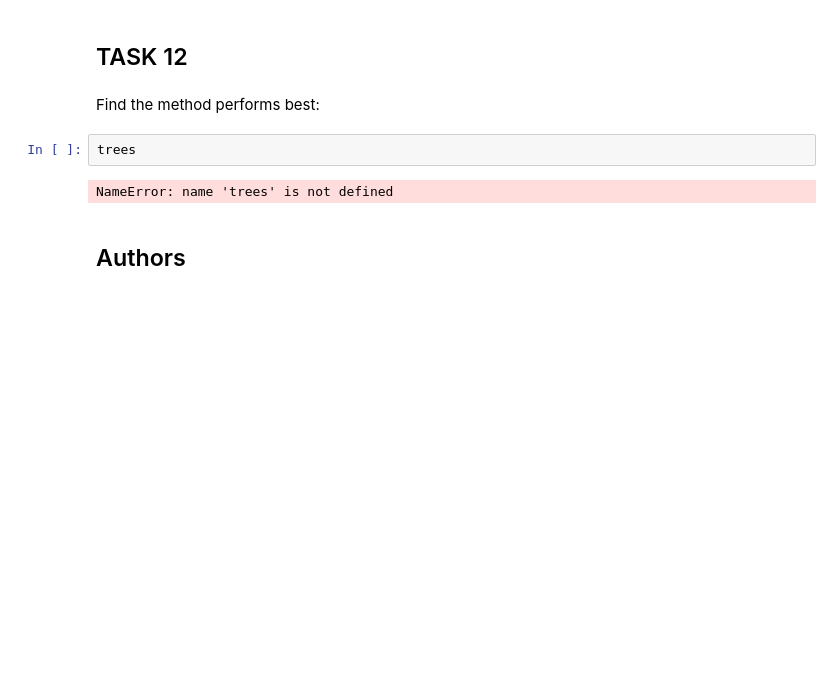
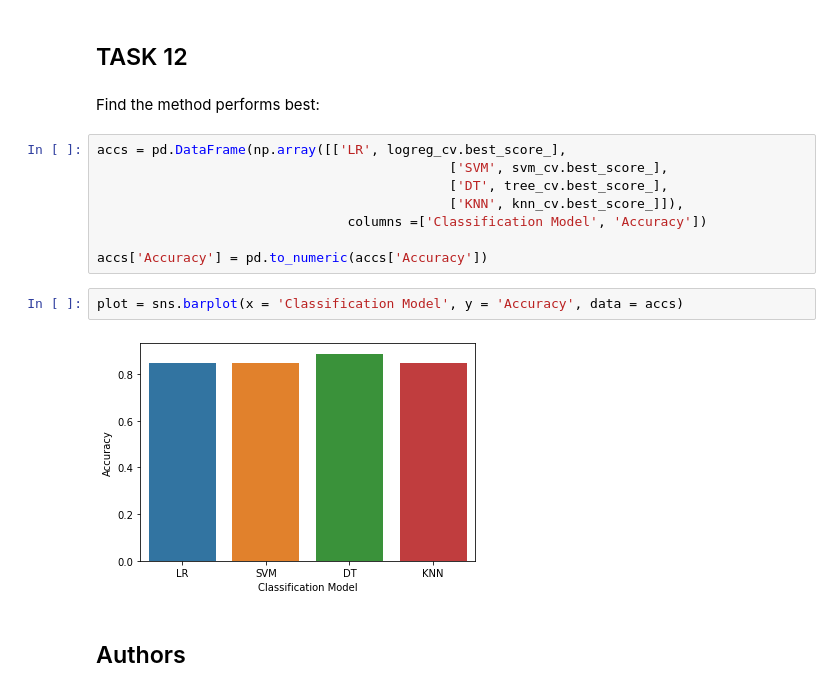
Before and after one commit to nikhs2092/IBM-AppliedDataScienceCapstone, a Jupyter notebook: Machine Learning Prediction Lab.ipynb, the cells around one changed output. Drawn from its saved outputs; the diff is of its cells as text; blank space fills up the shorter version.

```diff
--- a/Machine Learning Prediction Lab.ipynb
+++ b/Machine Learning Prediction Lab.ipynb
@@ -311,10 +311,18 @@ plot_confusion_matrix(Y_test,yhat)
 ## TASK  12
 # %% [markdown]
 Find the method performs best:
-# %%
-trees
-# %% [output]
-NameError: name 'trees' is not defined
+# %%
+accs = pd.DataFrame(np.array([['LR', logreg_cv.best_score_],
+                                             ['SVM', svm_cv.best_score_],
+                                             ['DT', tree_cv.best_score_],
+                                             ['KNN', knn_cv.best_score_]]),
+                                columns =['Classification Model', 'Accuracy'])
+
+accs['Accuracy'] = pd.to_numeric(accs['Accuracy'])
+# %%
+plot = sns.barplot(x = 'Classification Model', y = 'Accuracy', data = accs)
+# %% [output]
+[figure, added]
 # %% [markdown]
 ## Authors
 # %% [markdown]
```
Also changed, not shown: parts of 2 cells of this notebook.
